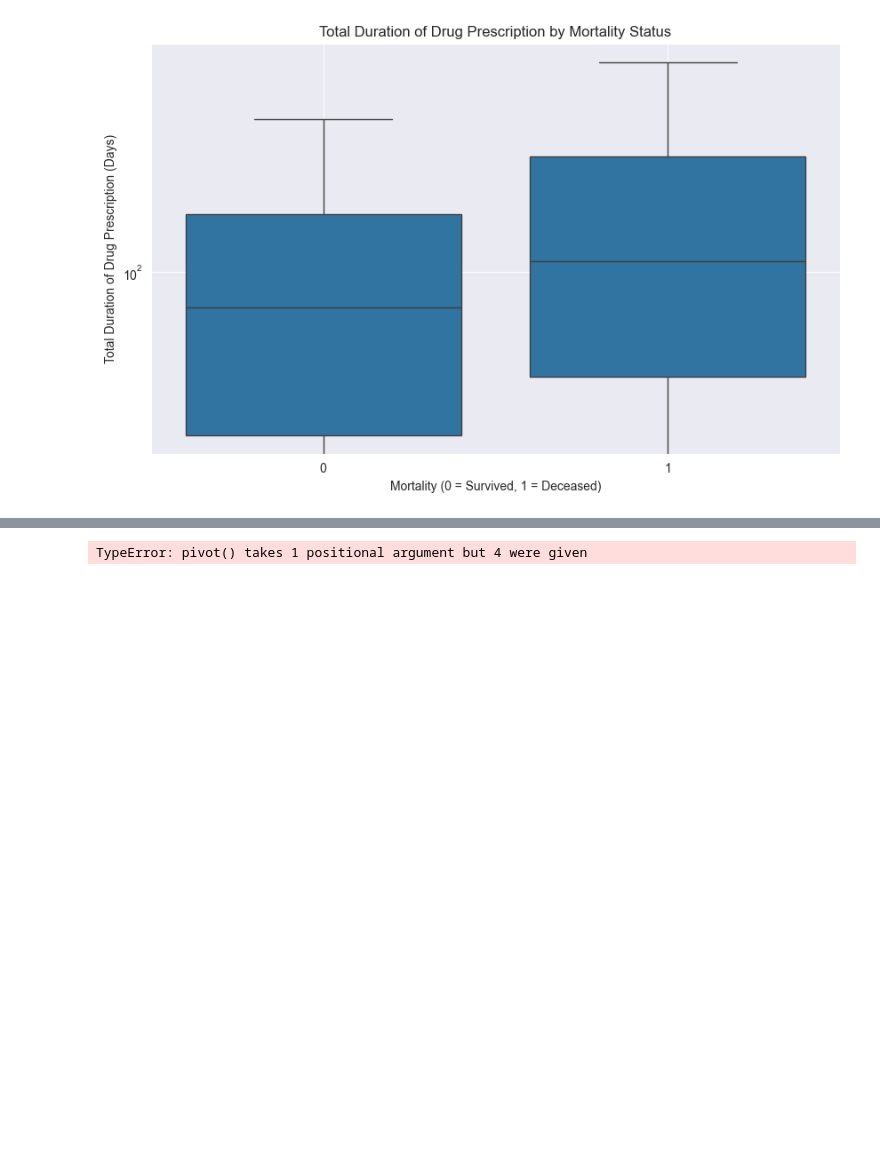
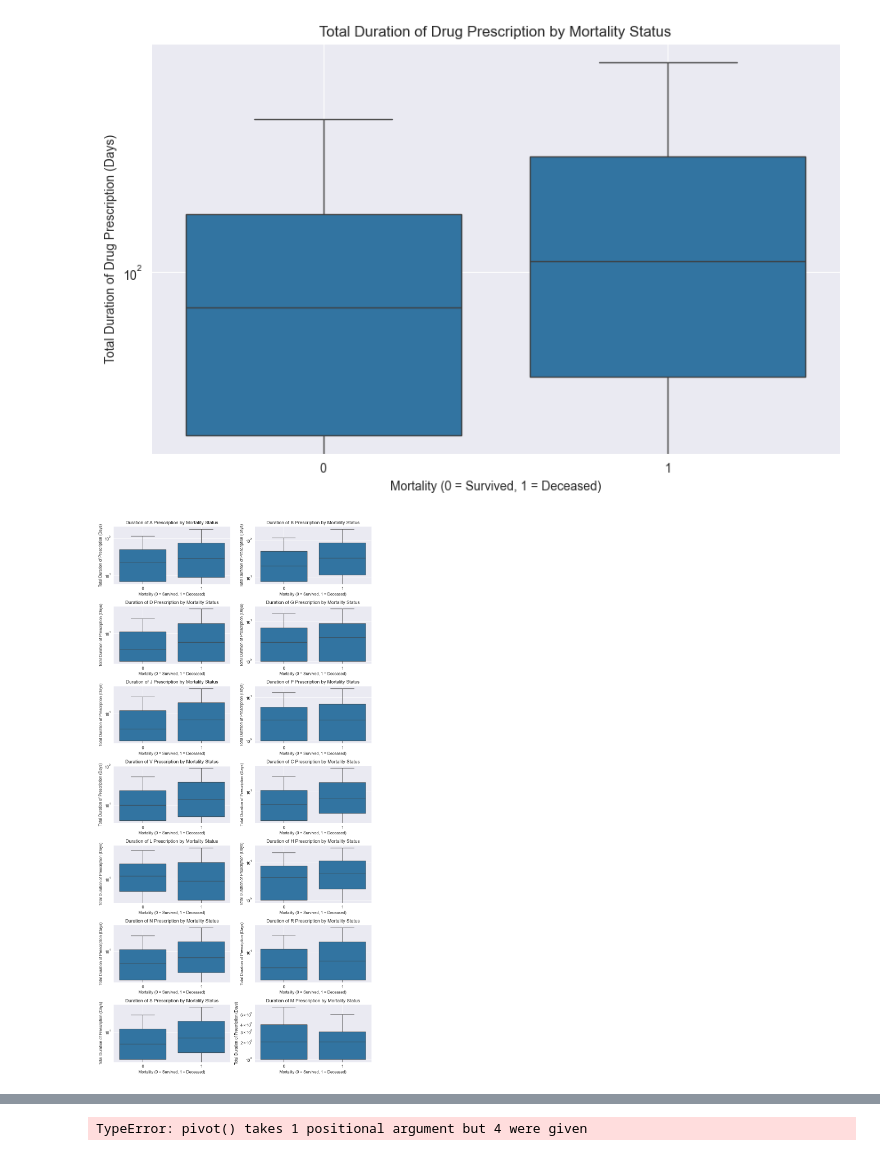
Before and after one commit to Math2130/MIMIC-III-Mortality-Analysis, a Jupyter notebook: VisualizationMedication.ipynb, the cells around one changed output, grey strips where cells are left out. Drawn from its saved outputs; the diff is of its cells as text; code cells hidden in the pictures; blank space fills up the shorter version.

```diff
--- a/VisualizationMedication.ipynb
+++ b/VisualizationMedication.ipynb
@@ -313,3 +297,28 @@ drug_class = 'atc4_name'
+# %%
+# 1. Aggregate Total Duration
+drug_type_duration = drug_expire.groupby(['SUBJECT_ID', drug_class])['DURATION'].sum().reset_index()
+
+# 2. Merge with Mortality Flag
+mortality_drug_type = drug_type_duration.merge(drug_expire[['SUBJECT_ID', 'EXPIRE_FLAG']].drop_duplicates(), on='SUBJECT_ID')
+
+# Plot setup
+plt.figure(figsize=(10, 20))
+
+# 3. Create Boxplots
+for i, drug_type in enumerate(mortality_drug_type[drug_class].unique(), start=1):
+    plt.subplot(7, 2, i)  # Adjust subplot grid as necessary
+    sns.boxplot(data=mortality_drug_type[mortality_drug_type[drug_class] == drug_type],
+                x='EXPIRE_FLAG', y='DURATION', showfliers=False)
+    plt.yscale('log')
+    plt.title(f'Duration of {drug_type} Prescription by Mortality Status')
+    plt.xlabel('Mortality (0 = Survived, 1 = Deceased)')
+    plt.ylabel('Total Duration of Prescription (Days)')
+    plt.grid(True)
+
+plt.tight_layout()
+plt.show()
+# %% [output]
+[figure, added]
 # %%
 # The goal is to have each entry include patient ID, drug information, total duration of that particular drug, and the number of times this drug prescribed to this patient.
 
```
Also changed, not shown: parts of 19 cells of this notebook.
